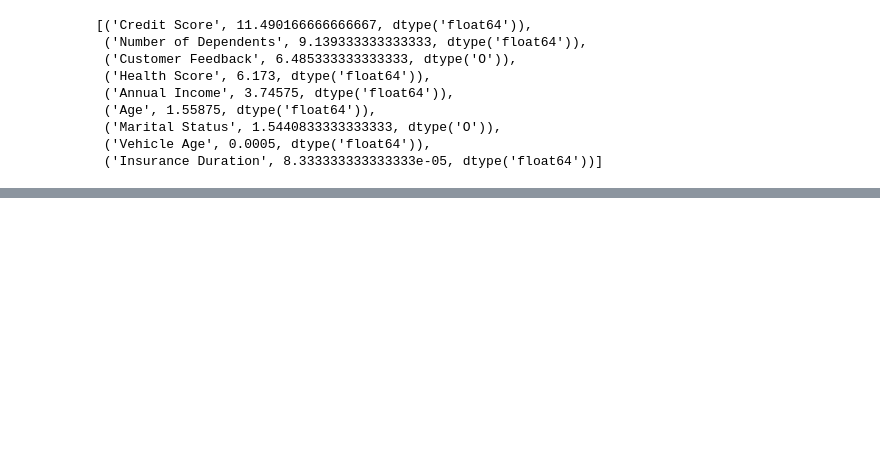
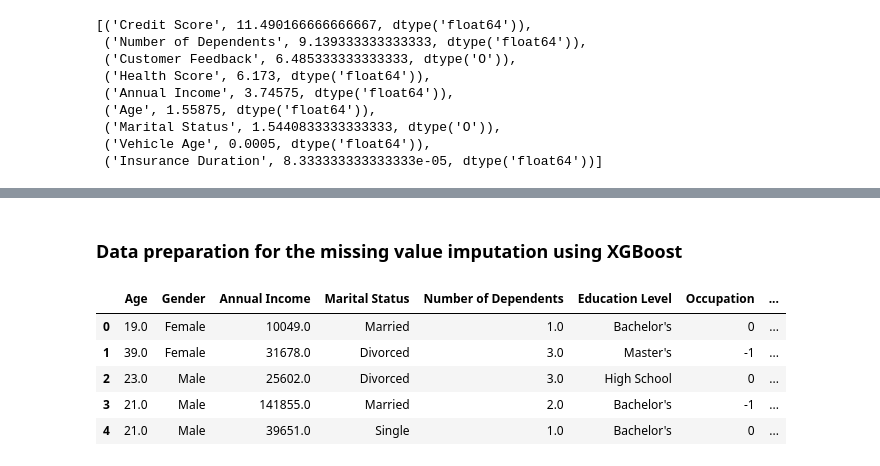
Before and after one commit to 1Anand1/Kaggle_Playground_Series_Season_4_Episode_12_Regression_with_an_Insurance_Dataset, a Jupyter notebook: regression_with_insurnace_dataset.ipynb, the cells around one changed output, grey strips where cells are left out. Saved outputs shown, nothing was run; the diff lists cells and outputs as text; code cells hidden in the pictures; blank space fills up the shorter version.

Commit message:
Added modularity by adding functions for reuse in testing phase, started using XGB clssifier for the missing value imputation of the columns with high % of missing values

```diff
--- a/regression_with_insurnace_dataset.ipynb
+++ b/regression_with_insurnace_dataset.ipynb
@@ -213,0 +210,47 @@ memory usage: 192.3+ MB
+# %%
+# Function to convert the Occupation column into a numerical variable so that XGBoost classifier will be able to impute missing values
+def occupation_converter(occu:str)->int:
+  if occu=="Self-Employed":
+    return 0
+  elif occu=="Employed":
+    return 1
+  elif occu=="Unemployed":
+    return 2
+  elif pd.isnull(occu): # np.Nan is special type of float so need to remove it
+    return -1 # To mark missing values
+  else:
+    return -1 # to handle unexpected values
+# %%
+# Formulating a function to impute the missing values for columns with high percentage of missing values
+def preprocessing_high_missing_value_col(df:pd.DataFrame,list_of_tuples:list[tuple])->pd.DataFrame:
+  result=list_of_tuples # Taking the list of tuples which contain the columns with high missing values
+  high_missing_col,_,_=zip(*result) # Extracting the columns with high missing values
+
+  for each_col in high_missing_col:
+    if each_col=="Previous Claims":
+      df[each_col]=df[each_col].fillna(-1).astype("int64") # Filling missing values with a placeholder of -1 & changing the datatype for XGBClassifer application
+    elif each_col=="Occupation":
+      df[each_col]=df[each_col].apply(lambda x:occupation_converter(x))
+    else:
+      pass
+
+  return df
+# %%
+# Making the train dataset ready for the final missing value imputation
+df_train=preprocessing_high_missing_value_col(df_train,col_with_high_missing_values)
+# %% [markdown]
+### Data preparation for the missing value imputation using XGBoost
+# %%
+# Making the sutable datasets for the
+df_prev_col=df_train.drop(columns=['Occupation','Premium Amount','id'],axis=1)
+df_occu=df_train.drop(columns=['Previous Claims','Premium Amount','id'],axis=1)
+# %%
+# Checking the first five rows
+df_occu.head()
+# %% [output]
+|  | Age | Gender | Annual Income | Marital Status | Number of Dependents | Education Level | Occupation | ... |
+| 0 | 19.0 | Female | 10049.0 | Married | 1.0 | Bachelor's | 0 | ... |
+| 1 | 39.0 | Female | 31678.0 | Divorced | 3.0 | Master's | -1 | ... |
+| 2 | 23.0 | Male | 25602.0 | Divorced | 3.0 | High School | 0 | ... |
+| 3 | 21.0 | Male | 141855.0 | Married | 2.0 | Bachelor's | -1 | ... |
+| 4 | 21.0 | Male | 39651.0 | Single | 1.0 | Bachelor's | 0 | ... |
```
Also changed, not shown: parts of 17 cells of this notebook.
